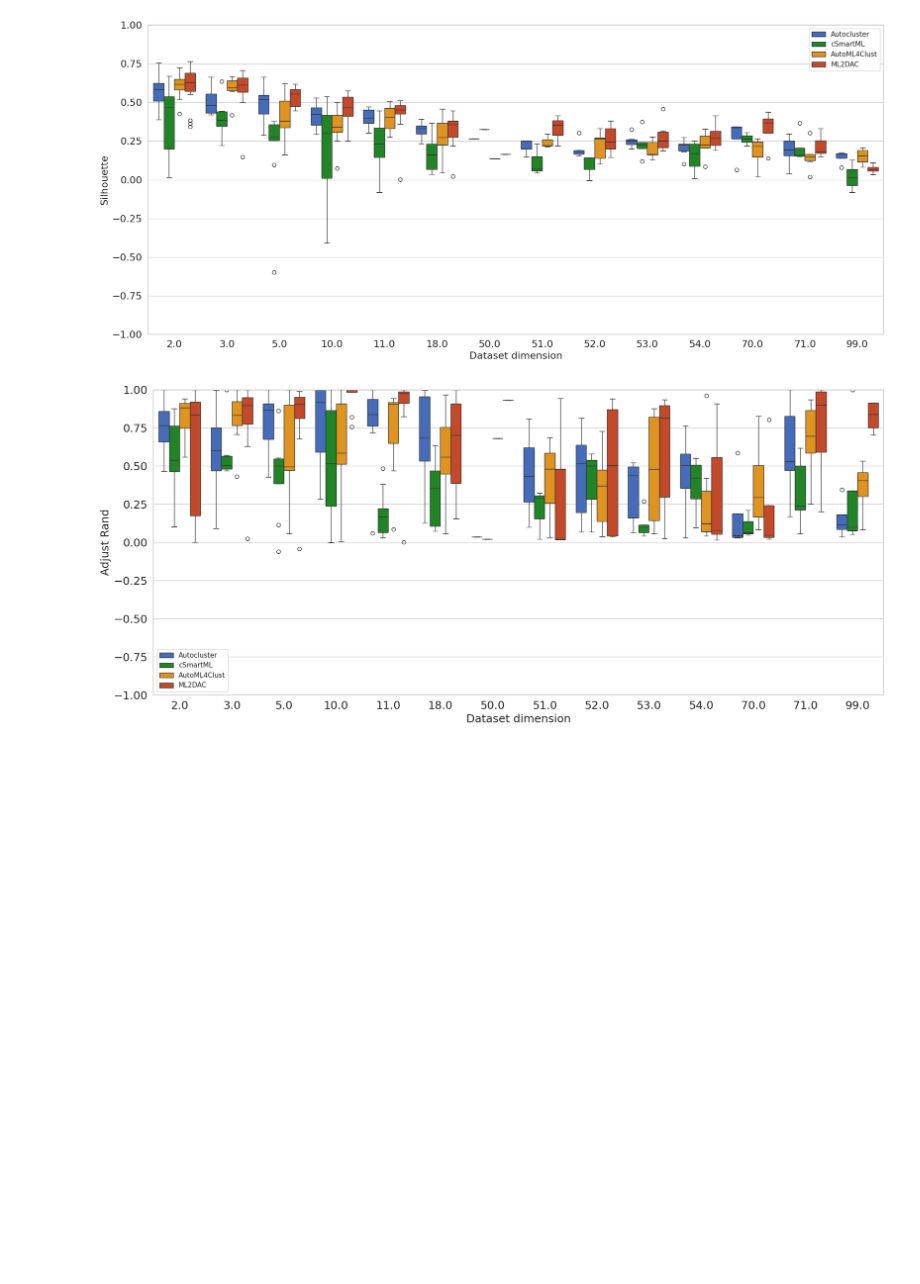
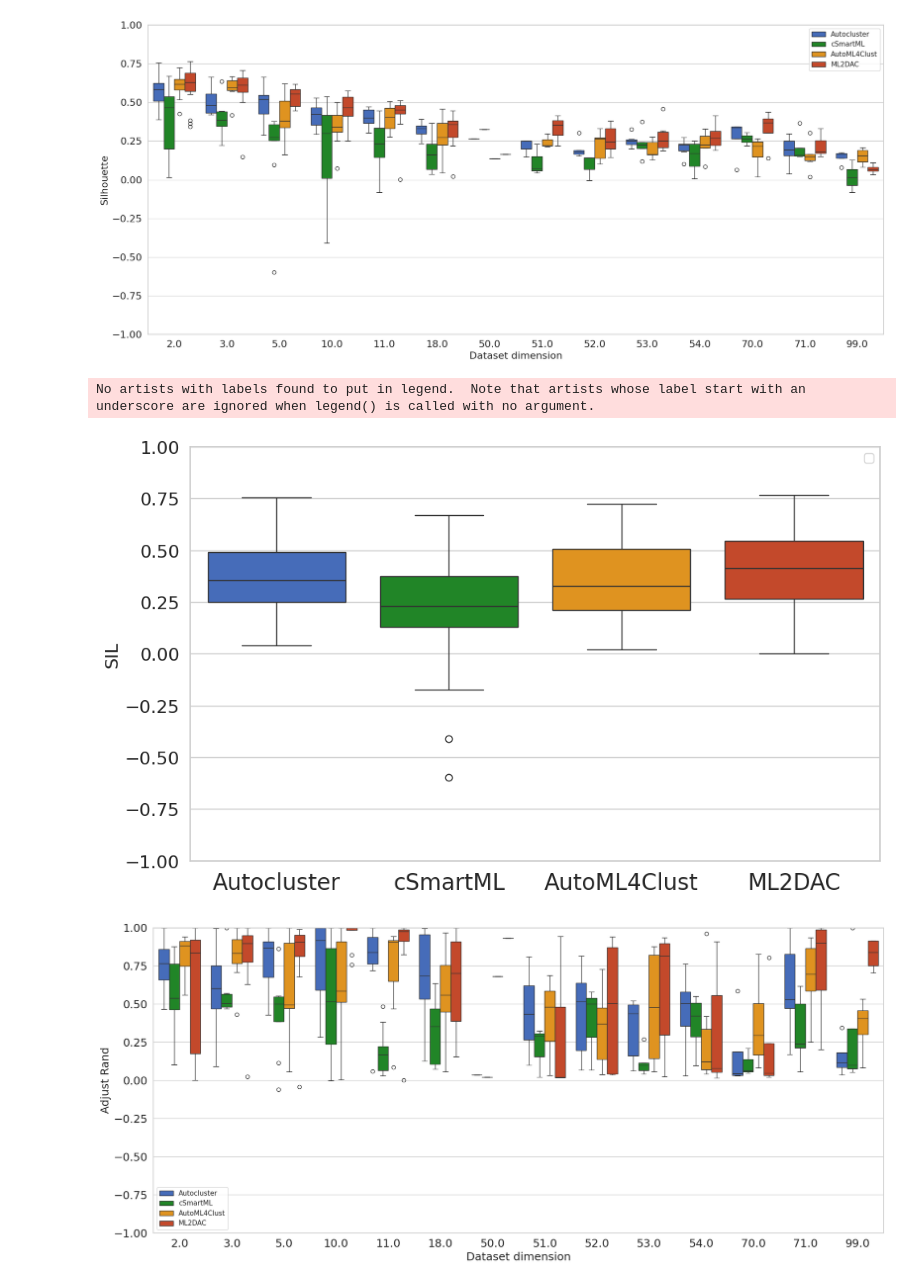
Before and after one commit to biagiolicari/Benchmark_result_AutoML, a Jupyter notebook: Benchmark_reproducibility.ipynb, the cells around one changed output. Saved outputs shown, nothing was run; the diff lists cells and outputs as text; code cells hidden in the pictures; blank space fills up the shorter version.

Commit message:
added new figures

```diff
--- a/Benchmark_reproducibility.ipynb
+++ b/Benchmark_reproducibility.ipynb
@@ -151,7 +133,7 @@ def plot_average_values(data, x_column, y_column, title, x_label, y_label, figsi
 import matplotlib.pyplot as plt
 import seaborn as sns
 
-def create_box_plot(data, x_column, y_column, title, x_label, y_label, ylim=None, figsize=(10, 6), x_rotation=0, hue=None, save=False, x_fontsize=16, color_mapping=color_mapping, use_color_mapping = False, save_name= ""):
+def create_box_plot(data, x_column, y_column, title, x_label, y_label, ylim=None, figsize=(10, 6), x_rotation=0, hue=None, save=False, x_fontsize=16, y_fontsize=16, color_mapping=color_mapping, use_color_mapping = False, save_name= ""):
     """
     Create a box plot using Seaborn.
 
@@ -173,10 +155,10 @@ def create_box_plot(data, x_column, y_column, title, x_label, y_label, ylim=None
         sns.boxplot(data=data, x=x_column, y=y_column, hue=hue)
     plt.title(title)
     plt.xlabel(x_label, fontsize=x_fontsize)
-    plt.ylabel(y_label, fontsize=x_fontsize)
+    plt.ylabel(y_label, fontsize=y_fontsize)
 
     plt.xticks(rotation=x_rotation, fontsize=x_fontsize)
-    plt.yticks(fontsize=x_fontsize)
+    plt.yticks(fontsize=y_fontsize)
     plt.legend(title='', title_fontsize="14")
 
 
@@ -290,6 +272,13 @@ create_box_plot(data=benchmark_df, x_column='dataset_dim', y_column='sil', x_lab
                   save=True, save_name="box_plot_dataset_dim_sil")
 # %% [output]
 [figure]
+# %%
+create_box_plot(data=benchmark_df, x_column='framework', y_column='sil', x_label='',
+                y_label='SIL', ylim=[-1,1], hue='framework', title='', x_fontsize=20, use_color_mapping=True,
+                  save=True, save_name="box_plot_dataset_sil")
+# %% [output]
+No artists with labels found to put in legend.  Note that artists whose label start with an underscore are ignored when legend() is called with no argument.
+[figure, added]
 # %%
 create_box_plot(data=benchmark_df, x_column='dataset_dim', y_column='ari', x_label='Dataset dimension',
                 y_label='Adjust Rand', ylim=[-1,1], figsize=(18,8), hue='framework', title='', x_fontsize=18, use_color_mapping=True,
```
Also changed, not shown: parts of 3 cells of this notebook, 6 other files.
